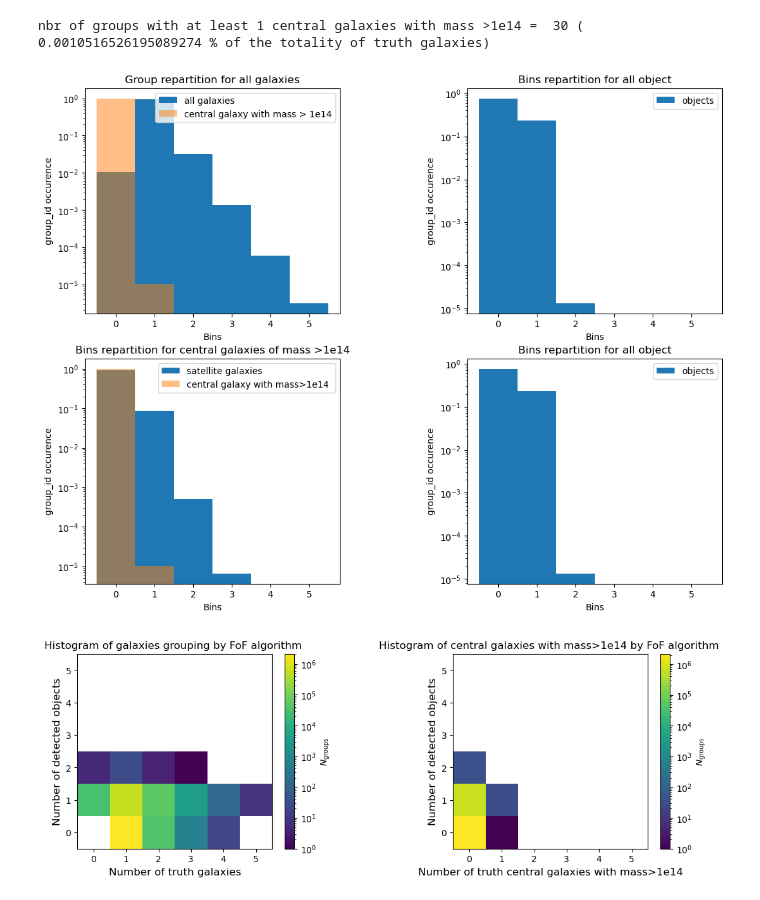
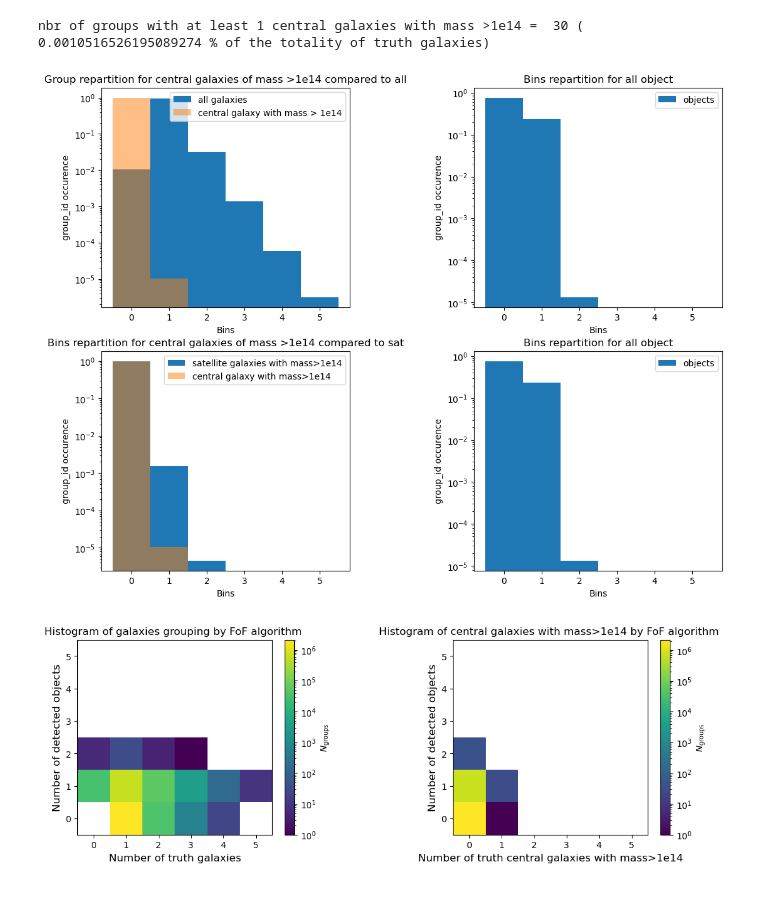
Before and after one commit to GabrielFrugier/stage_LSST, a Jupyter notebook: nt_nobs_system.ipynb, the cells around one changed output. Drawn from its saved outputs; the diff is of its cells as text; code cells hidden in the pictures.

```diff
--- a/nt_nobs_system.ipynb
+++ b/nt_nobs_system.ipynb
@@ -652,37 +656,39 @@ plt.xlabel('Bins')
 plt.ylabel('group_id occurence')
 plt.yscale('log')
 plt.legend()
-plt.title('Group repartition for all galaxies')
+plt.title('Group repartition for central galaxies of mass >1e14 compared to all')
 
 plt2=plt.subplot(222)
 hist3=plt.hist(n_object,  bins=np.arange(max(np.max(n_object), np.max(n_truth))+2)-0.5, density=True, label="objects")
 plt.xlabel('Bins')
 plt.ylabel('group_id occurence')
 plt.yscale('log')
 plt.legend()
 plt.title('Bins repartition for all object')
 
 plt3=plt.subplot(223)
-hist1mass=plt.hist(n_truth_sat, bins=np.arange(max(np.max(n_object), np.max(n_truth))+2)-0.5, density=True, label="satellite galaxies")
+n_truth_halo_mass_cut_sat = np.bincount(results[truth_mask][ind_galax_sat][np.where(truth_data['halo_mass'][ind_galax][ind_galax_sat]>halo_mass_cut)[0]]['group_id'],
+                                    minlength=n_groups)
+hist1mass=plt.hist(n_truth_halo_mass_cut_sat, bins=np.arange(max(np.max(n_object), np.max(n_truth))+2)-0.5, density=True, label="satellite galaxies with mass>1e14")
 hist2mass=plt.hist(n_truth_halo_mass_cut_central, bins=np.arange(max(np.max(n_object), np.max(n_truth))+2)-0.5, alpha = 0.5, density=True,
                 label=f'central galaxy with mass>1e14 ')
 plt.xlabel('Bins')
 plt.ylabel('group_id occurence')
 plt.yscale('log')
 plt.legend()
-plt.title('Bins repartition for central galaxies of mass >1e14')
+plt.title('Bins repartition for central galaxies of mass >1e14 compared to sat')
 
 plt4=plt.subplot(224)
 hist3=plt.hist(n_object,  bins=np.arange(max(np.max(n_object), np.max(n_truth))+2)-0.5, density=True, label="objects")
 plt.xlabel('Bins')
 plt.ylabel('group_id occurence')
 plt.yscale('log')
 plt.legend()
 plt.title('Bins repartition for all object')
 
 plt.show()
 # %% [output]
-[figure, old version]
+[figure, new version]
 # %%
 #average number of galaxies by groups : plt.hist2d(n_truth, n_object, bins=np.arange(max(np.max(n_object), np.max(n_truth))+2)-0.5, norm=mpl.colors.LogNorm());
 
```
Also changed, not shown: parts of 66 cells of this notebook.
